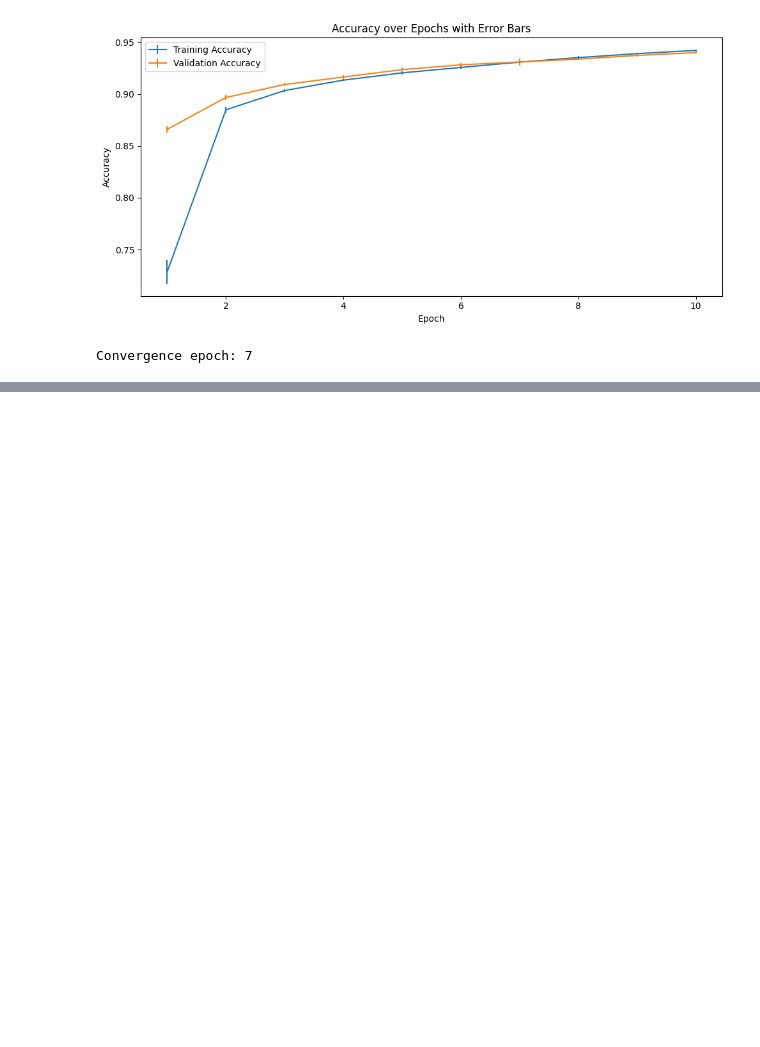
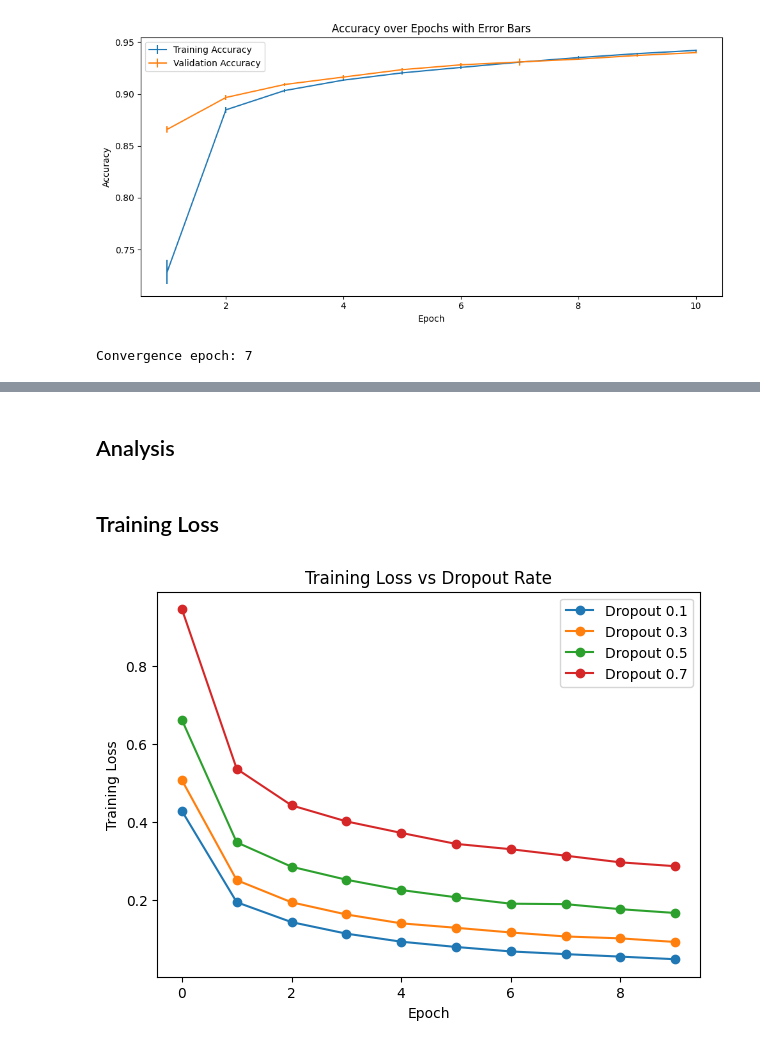
Before and after one commit to habibarezq/ML-Assignments-25, a Jupyter notebook: Assignment-2/notebooks/custom_nn.ipynb, the cells around one changed output, grey strips where cells are left out. Cells and saved outputs as stored; diff of their text form; code cells hidden in the pictures; blank space fills up the shorter version.

```diff
--- a/Assignment-2/notebooks/custom_nn.ipynb
+++ b/Assignment-2/notebooks/custom_nn.ipynb
@@ -240,0 +346,22 @@ Convergence epoch: 7
+# %%
+dropout_rates = [0.1, 0.3, 0.5, 0.7]
+dropout_results_both = {}
+
+for rate in dropout_rates:
+    print(f"Training with dropout rate: {rate}")
+    model = NNDropoutBatchNormalized(dropout_rate=rate)
+
+    train_losses, val_losses, train_accs, val_accs = train_model_once(
+        model,
+        train_loader,
+        val_loader,
+        epochs=10,
+        learning_rate=0.01,
+        device=device
+    )
+    dropout_results_both[rate] = {
+        'train_losses': train_losses,
+        'val_losses': val_losses,
+        'train_accuracies': train_accs,
+        'val_accuracies': val_accs
+    }
@@ -240,0 +386,15 @@ Convergence epoch: 7
+# %% [markdown]
+## Analysis
+# %% [markdown]
+## Training Loss
+# %%
+plt.figure(figsize=(7, 5))
+for rate in dropout_rates:
+    plt.plot(dropout_results_both[rate]['train_losses'], label=f'Dropout {rate}', marker='o')
+plt.xlabel('Epoch')
+plt.ylabel('Training Loss')
+plt.title('Training Loss vs Dropout Rate')
+plt.legend()
+plt.show()
+# %% [output]
+[figure, added]
```
Also changed, not shown: parts of 14 cells of this notebook.
